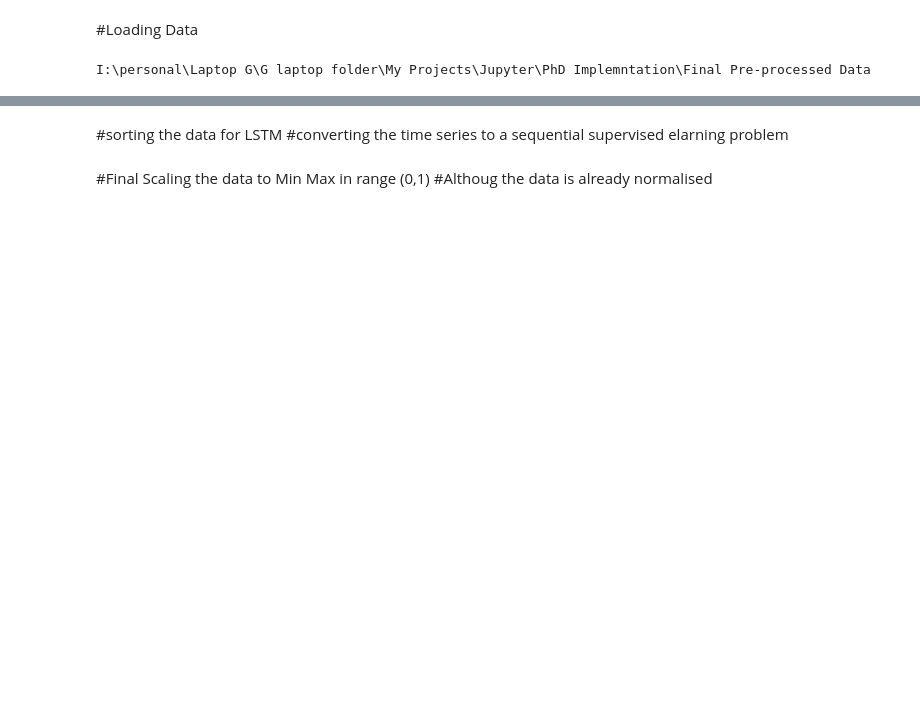
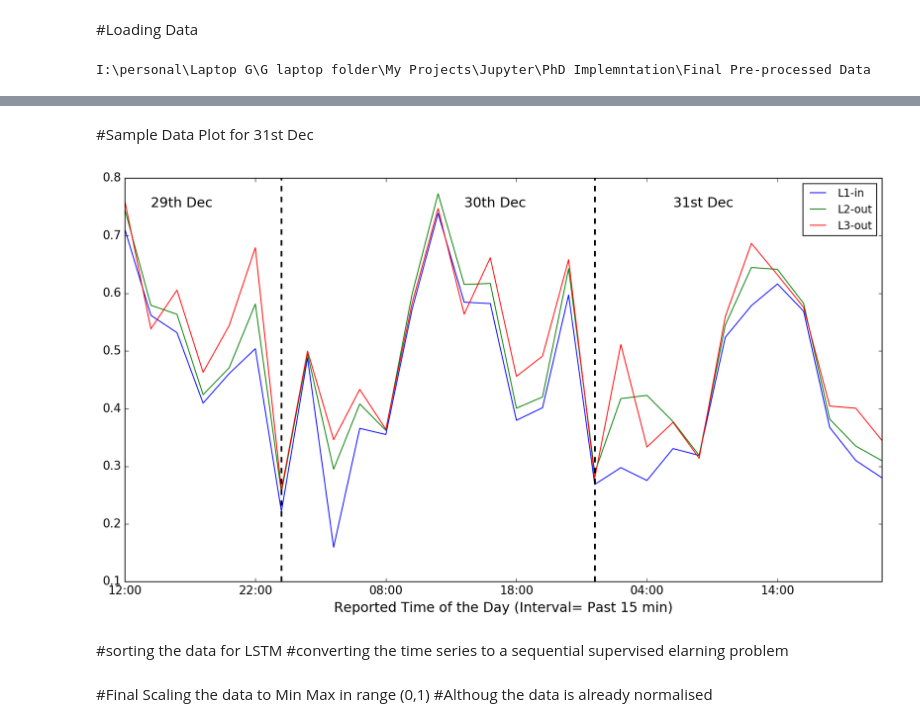
Before and after one commit to Iamrahi/Traffic-Flow-Prediction, a Jupyter notebook: LSTM Flow Function Optimisation Model.ipynb, the cells around one changed output, grey strips where cells are left out. Drawn from its saved outputs; the diff is of its cells as text; code cells hidden in the pictures; blank space fills up the shorter version.

```diff
--- a/LSTM Flow Function Optimisation Model.ipynb
+++ b/LSTM Flow Function Optimisation Model.ipynb
@@ -43,3 +153,27 @@ with open('filtered_data(L1in,L2out,L3out).pickle', 'rb') as handle1:
+# %% [markdown]
+#Sample Data Plot for 31st Dec
+# %%
+ax=df[3222:3252].plot(figsize=(15,8),kind='line',sharex=True)
+#df[3222:3252].plot(figsize=(15,8),kind='bar',ax=ax)
+
+#day text
+plt.text(x=1.,y=0.75,s='29th Dec',size=15,color='k')
+plt.text(x=13,y=0.75,s='30th Dec',size=15,color='k')
+plt.text(x=21,y=0.75,s='31st Dec',size=15,color='k')
+
+#vertical line
+
+plt.axvline(x=6,color='k', linestyle='--',linewidth=2)
+plt.axvline(x=18,color='k', linestyle='--',linewidth=2)
+
+plt.xticks(fontsize=13)
+plt.yticks(fontsize=13)
+
+plt.xlabel('Reported Time of the Day (Interval= Past 15 min)',size=15)
+#plt.ylabel('Vehicle FLow (Normalised Min Max Scale (0,1))',size=15)
+plt.savefig('Original_Dataset_Flow_profile_30th&3st_Dec.png')
+# %% [output]
+[figure, added]
 # %% [markdown]
 #sorting the data for LSTM
 #converting the time series to a sequential supervised elarning problem
```
Also changed, not shown: parts of 79 cells of this notebook, 1 other file.
